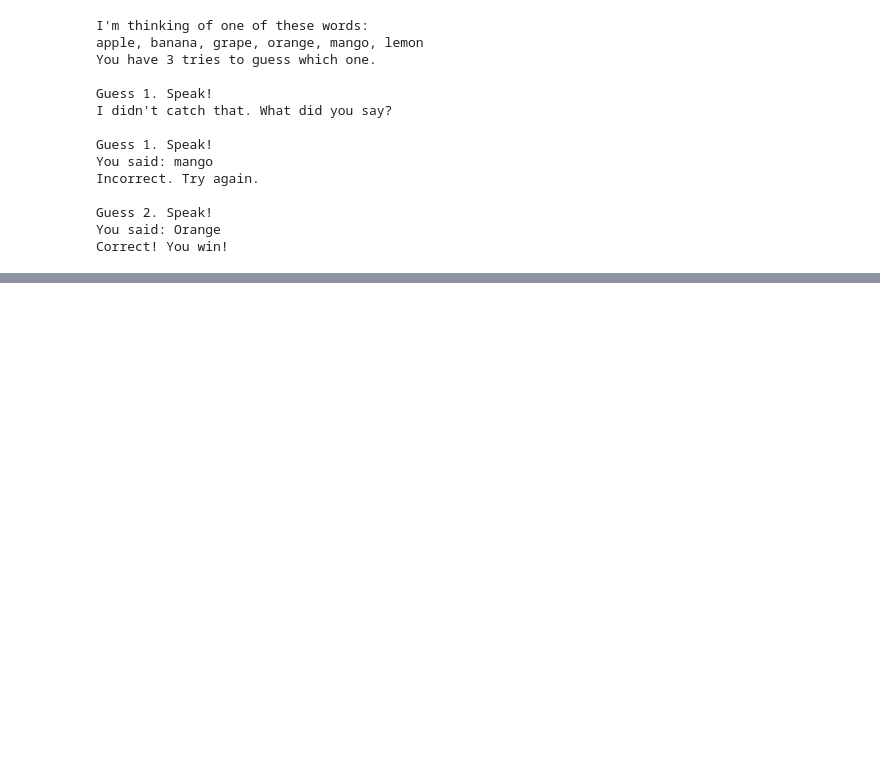
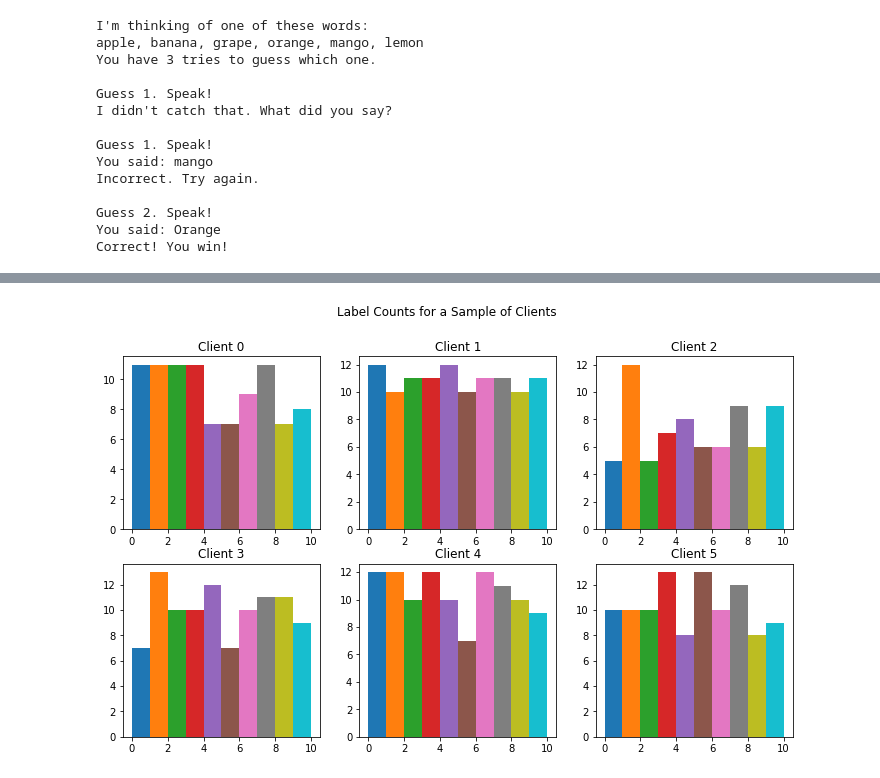
Before and after one commit to dartmouth-cs98/hack-a-thing-1-shreyas, a Jupyter notebook: python-ML-tutorial.ipynb, the cells around one changed output, grey strips where cells are left out. Cells and saved outputs as stored; diff of their text form; code cells hidden in the pictures; blank space fills up the shorter version.

```diff
--- a/python-ML-tutorial.ipynb
+++ b/python-ML-tutorial.ipynb
@@ -495,0 +561,22 @@ Correct! You win!
+# %%
+# Number of examples per layer for a sample of clients
+f = plt.figure(figsize=(12, 7))
+f.suptitle('Label Counts for a Sample of Clients')
+for i in range(6):
+  client_dataset = emnist_train.create_tf_dataset_for_client(
+      emnist_train.client_ids[i])
+  plot_data = collections.defaultdict(list)
+  for example in client_dataset:
+    # Append counts individually per label to make plots
+    # more colorful instead of one color per plot.
+    label = example['label'].numpy()
+    plot_data[label].append(label)
+  plt.subplot(2, 3, i+1)
+  plt.title('Client {}'.format(i))
+  for j in range(10):
+    plt.hist(
+        plot_data[j],
+        density=False,
+        bins=[0, 1, 2, 3, 4, 5, 6, 7, 8, 9, 10])
+# %% [output]
+[figure, added]
```
Also changed, not shown: parts of 32 cells of this notebook.
